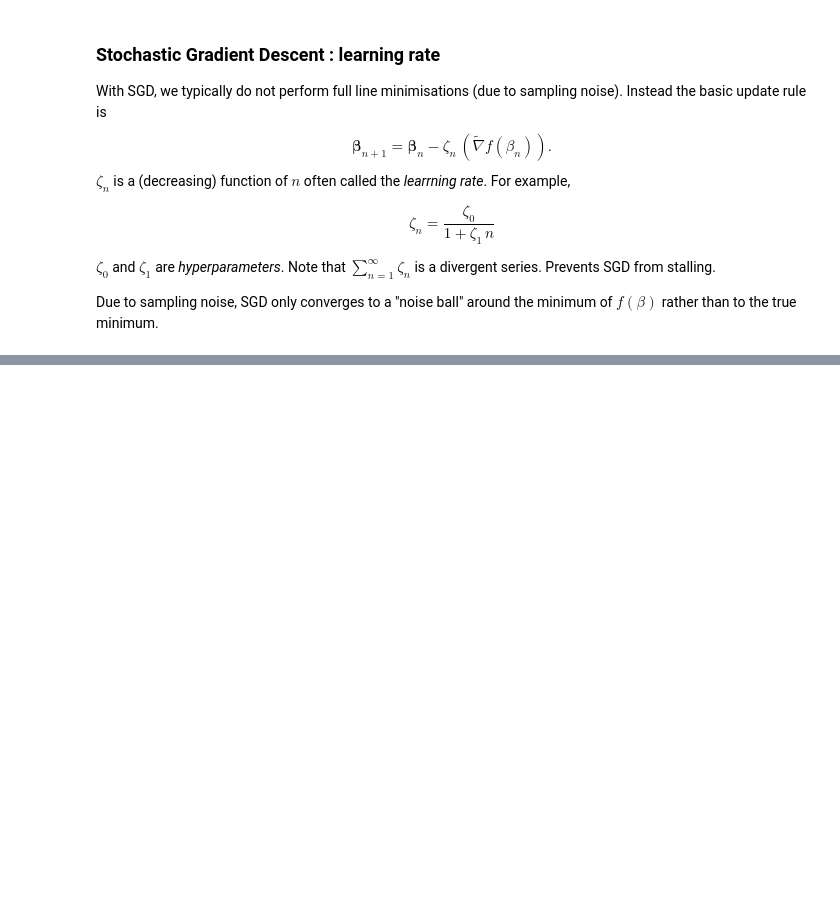
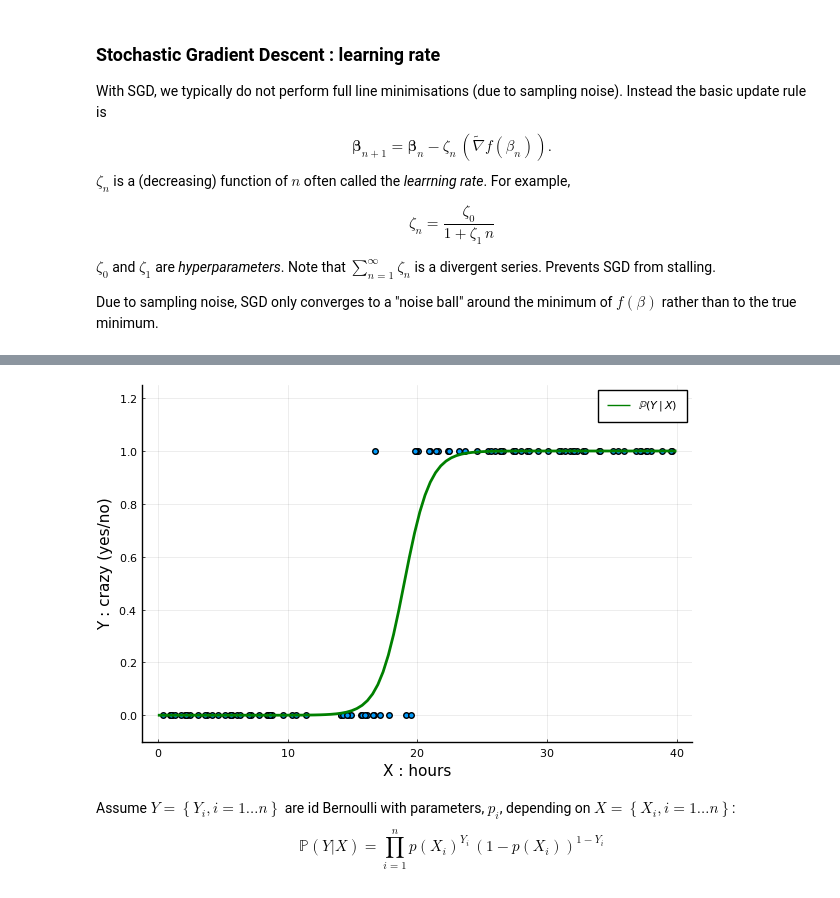
Before and after one commit to colm-connaughton/MA934-slides, a Jupyter notebook: slides 6 - nonlinear optimisation.ipynb, the cells around one changed output, grey strips where cells are left out. Cells and saved outputs as stored; diff of their text form; code cells hidden in the pictures; blank space fills up the shorter version.

```diff
--- a/slides 6 - nonlinear optimisation.ipynb
+++ b/slides 6 - nonlinear optimisation.ipynb
@@ -451,0 +485,9 @@ Due to sampling noise, SGD only converges to a "noise ball" around the minimum o
+# %%
+figures.plot_logistic_regression_data([0.0, 40.0] , [-19.0, 1.0], 100)
+# %% [output]
+[figure, added]
+# %% [markdown]
+Assume $Y = \left\{Y_i, i=1\ldots n \right\}$ are id Bernoulli with parameters, $p_i$, depending on $X = \left\{X_i, i=1\ldots n \right\}$:
+$$
+\mathbb{P}(Y | X) = \prod_{i=1}^n p(X_i)^{Y_i} \, (1 -p(X_i))^{1-Y_i}
+$$
```
Also changed, not shown: parts of 31 cells of this notebook, 9 other files.
